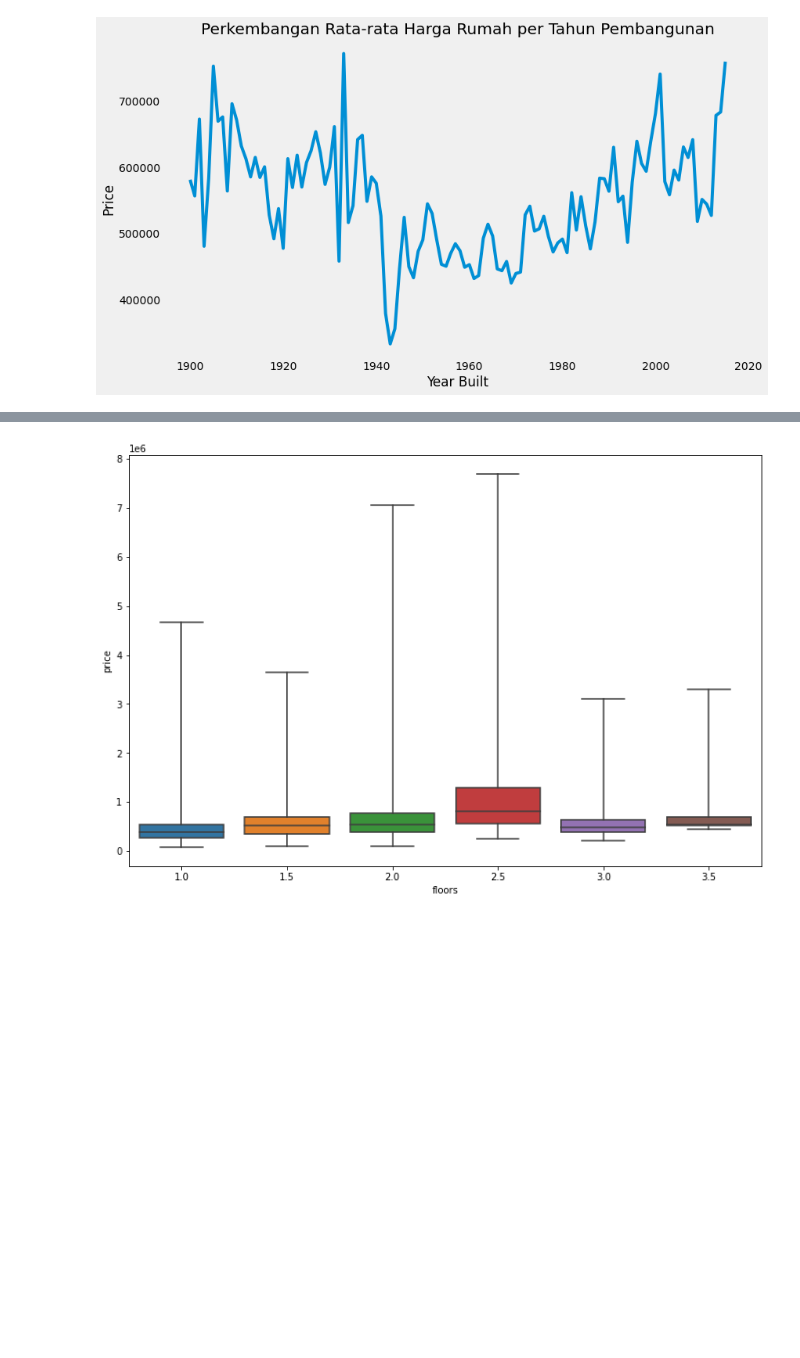
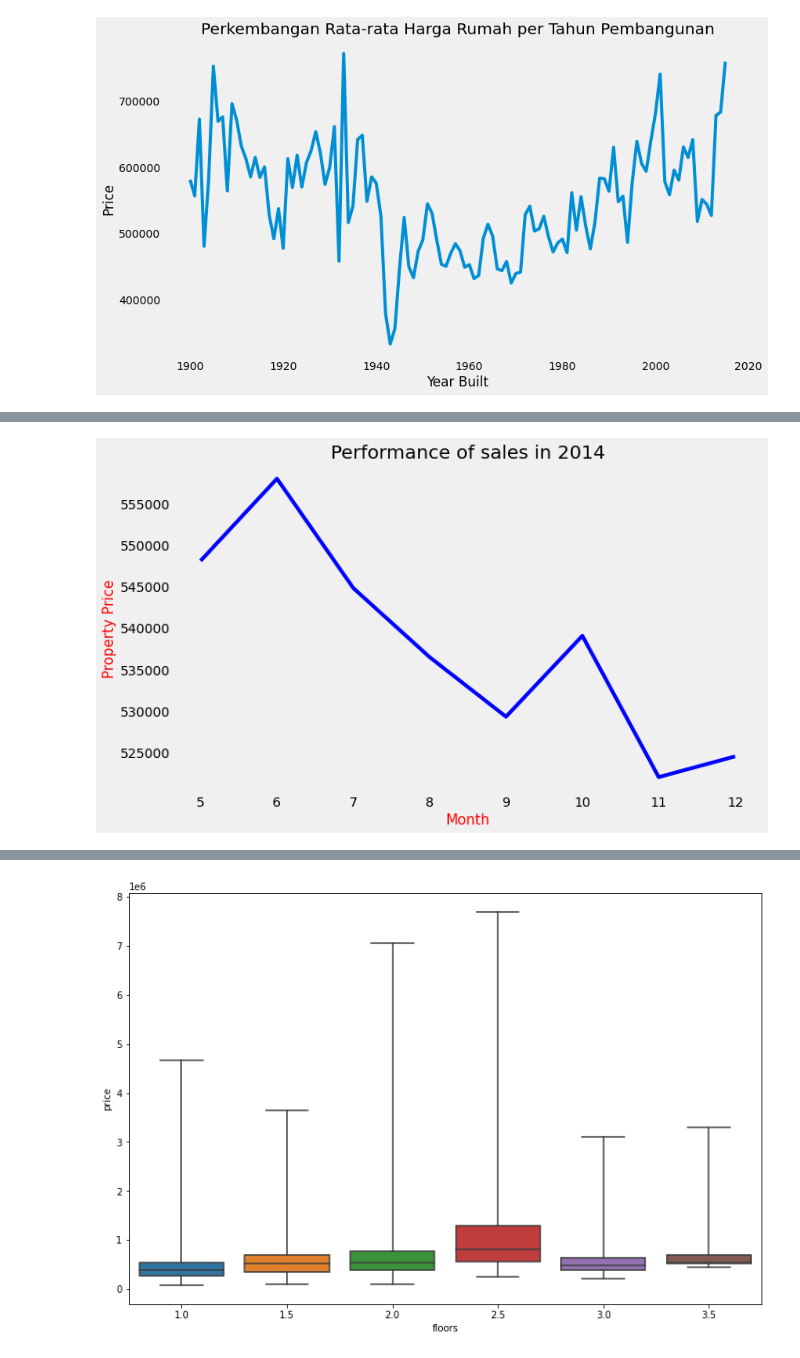
Before and after one commit to rbymln/Sale_House_Project, a Jupyter notebook: EDA King House.ipynb, the cells around one changed output, grey strips where cells are left out. Drawn from its saved outputs; the diff is of its cells as text; code cells hidden in the pictures; blank space fills up the shorter version.

```diff
--- a/EDA King House.ipynb
+++ b/EDA King House.ipynb
@@ -117,0 +109,3 @@ Pada tahun 1940-an America mengalami krisi keungan yang cukup parah pasca dimula
+# %%
+df_2014 = df[df['year']==2014].groupby(by="month").mean().reset_index()
+df_2014
@@ -117,0 +122,14 @@ Pada tahun 1940-an America mengalami krisi keungan yang cukup parah pasca dimula
+# %%
+plt.style.use('fivethirtyeight')
+plt.figure(figsize = (10, 6))
+
+x = df_2014['month']
+y = df_2014['price']
+
+plt.plot(x, y, 'blue')
+plt.title('Performance of sales in 2014',color='k', size=20)
+plt.xlabel('Month',color='r', size=15)
+plt.ylabel('Property Price',color='r', size=15)
+plt.grid();
+# %% [output]
+[figure, added]
```
Also changed, not shown: parts of 34 cells of this notebook, 2 other files.
